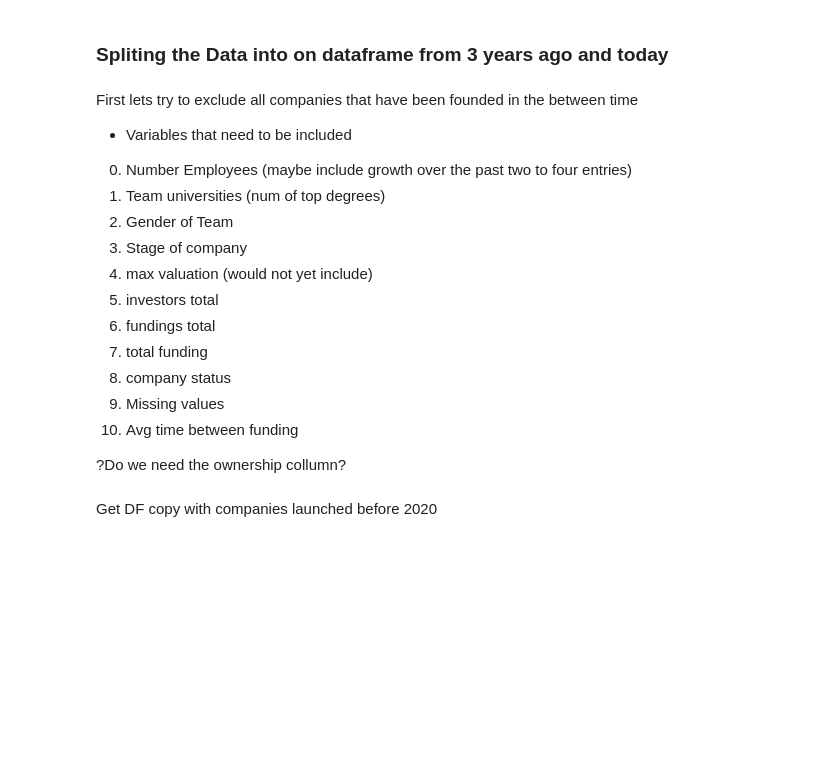
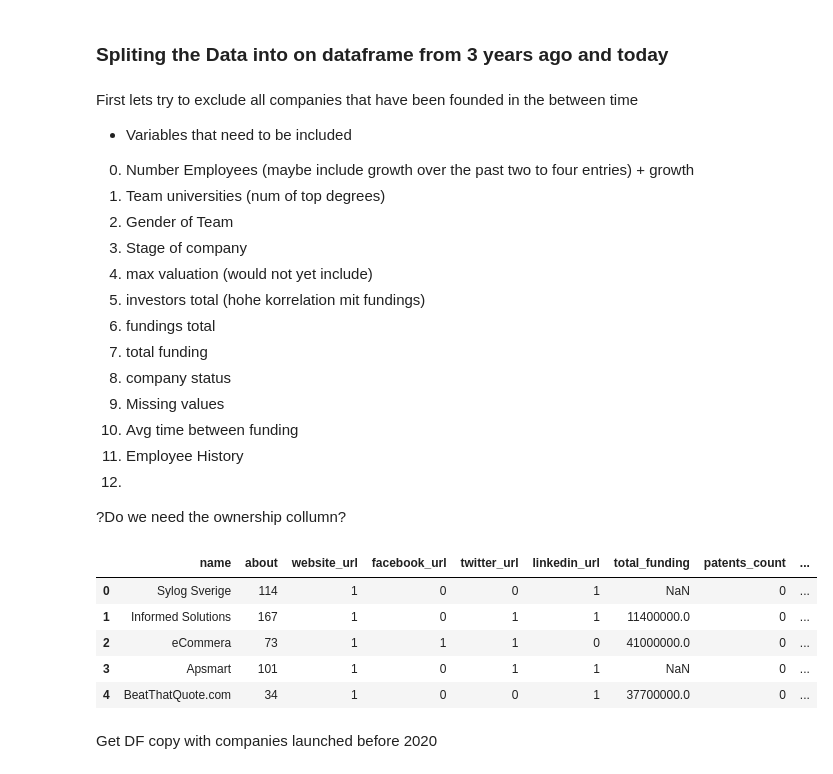
Before and after one commit to FriedrichHermann/Jarvis, a Jupyter notebook: Second Try/Dataset.ipynb, the cells around one changed output. Saved outputs shown, nothing was run; the diff lists cells and outputs as text; code cells hidden in the pictures; blank space fills up the shorter version.

```diff
--- a/Second Try/Dataset.ipynb
+++ b/Second Try/Dataset.ipynb
@@ -476,19 +480,30 @@ df_3["twitter_url"]=df_3["twitter_url"].apply(lambda x:0 if x==None else 1)
 First lets try to exclude all companies that have been founded in the between time
 
 - Variables that need to be included
-0. Number Employees (maybe include growth over the past two to four entries)
+0. Number Employees (maybe include growth over the past two to four entries) + growth
 1. Team universities (num of top degrees)
 2. Gender of Team
 3. Stage of company
 4. max valuation (would not yet include)
-5. investors total
+5. investors total (hohe korrelation mit fundings)
 6. fundings total
 7. total funding
 8. company status
 9. Missing values
 10. Avg time between funding
+11. Employee History
+12.
 
 ?Do we need the ownership collumn?
+# %%
+df_past2.head()
+# %% [output]
+|  | name | about | website_url | facebook_url | twitter_url | linkedin_url | total_funding | patents_count | ... |
+| 0 | Sylog Sverige | 114 | 1 | 0 | 0 | 1 | NaN | 0 | ... |
+| 1 | Informed Solutions | 167 | 1 | 0 | 1 | 1 | 11400000.0 | 0 | ... |
+| 2 | eCommera | 73 | 1 | 1 | 1 | 0 | 41000000.0 | 0 | ... |
+| 3 | Apsmart | 101 | 1 | 0 | 1 | 1 | NaN | 0 | ... |
+| 4 | BeatThatQuote.com | 34 | 1 | 0 | 0 | 1 | 37700000.0 | 0 | ... |
 # %%
 def level1_extractor_list_past(x,year_field,year,field):
     try:
```
Also changed, not shown: parts of 83 cells of this notebook, 1 other file.
